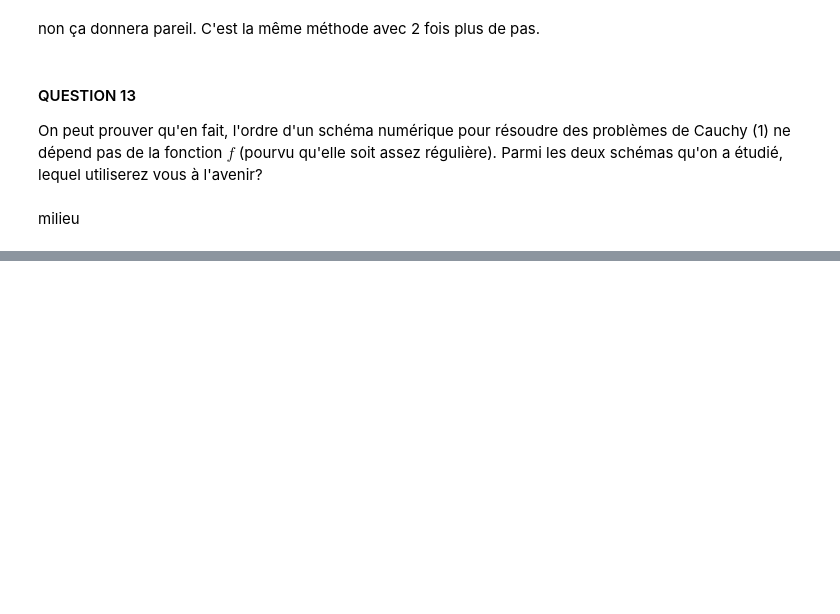
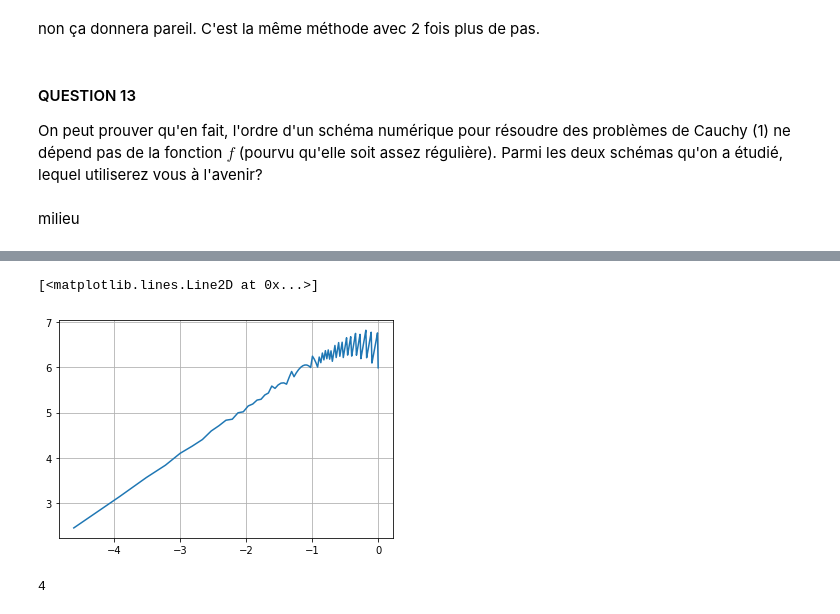
Before and after one commit to pierreGarciaRaf/analyseSim, a Jupyter notebook: TP3/TP03_2.ipynb, the cells around one changed output, grey strips where cells are left out. Cells and saved outputs as stored; diff of their text form; code cells hidden in the pictures; blank space fills up the shorter version.

```diff
--- a/TP3/TP03_2.ipynb
+++ b/TP3/TP03_2.ipynb
@@ -318,0 +369,18 @@ milieu
+# %%
+erreurs = []
+deltaLinsapce = np.linspace(1,0.01,100)
+for Delta_t in deltaLinsapce:
+    res = trapeze(m,y_0,T,Delta_t)
+
+    erreurs.append(calcErreurGlobale(res[1],y_0*np.exp(rr * res[0])))
+
+plt.grid()
+plt.plot(np.log(deltaLinsapce),np.log(erreurs))
+# %% [output]
+[<matplotlib.lines.Line2D at 0x...>]
+[figure, added]
+# %%
+squared = lambda x: x**2
+squared(2)
+# %% [output]
+4
```
Also changed, not shown: parts of 13 cells of this notebook, 30 other files.
